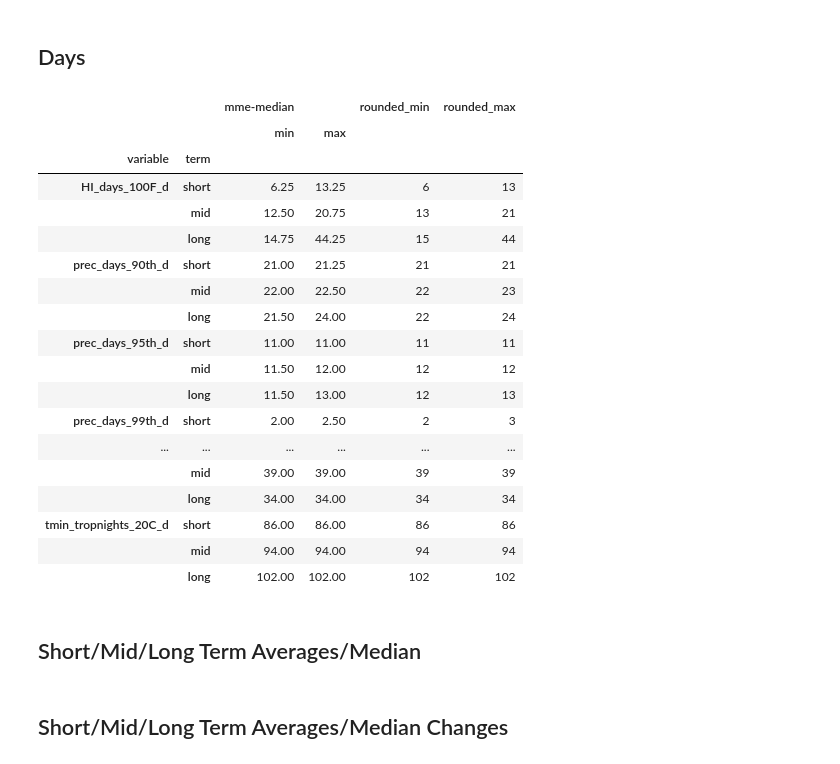
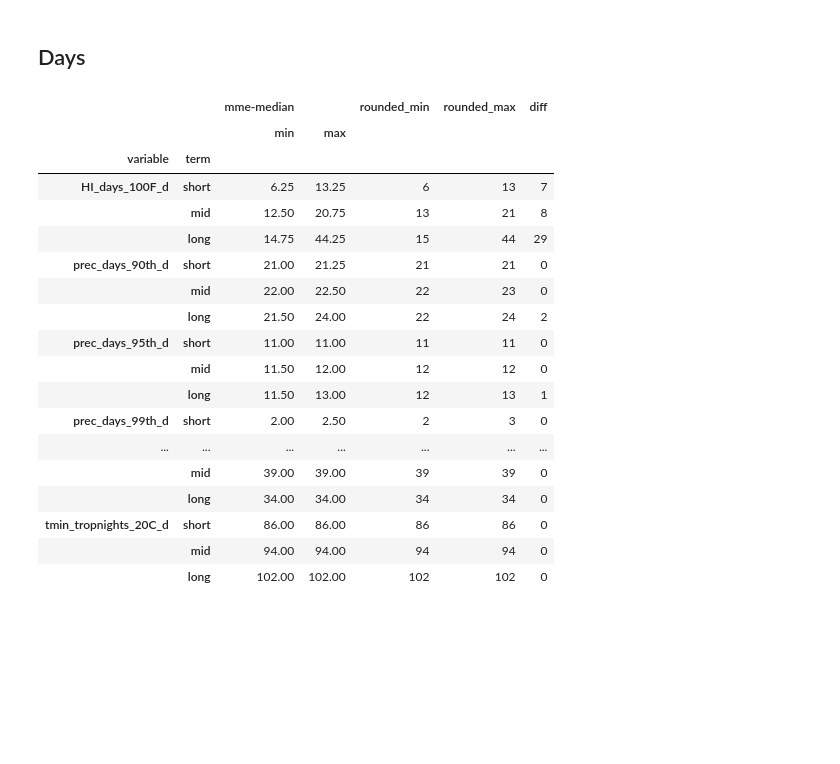
Before and after one commit to eugpoon/casi, a Jupyter notebook: center_casi_projections.ipynb, the cells around one changed output. Saved outputs shown, nothing was run; the diff lists cells and outputs as text; code cells hidden in the pictures; blank space fills up the shorter version.

```diff
--- a/center_casi_projections.ipynb
+++ b/center_casi_projections.ipynb
@@ -71,6 +70,8 @@ path = 'updated_extremes'
 center = 'LARC'.upper()
 # Flag to use only 2020-2099
 only_future = True
+# Scenarios
+ssp = ['ssp126', 'ssp245', 'ssp370']
 # %%
 # DO NOT CHANGE THIS CELL
 ##################################
@@ -130,29 +103,25 @@ Available: ['ssp126', 'ssp245', 'ssp370', 'ssp585']
 # %% [markdown]
 # Get Files/Data
 # %%
-def get_files(path: str, center: str, variables: list = None):
+def get_files(path: str, center: str):
     '''
     Returns list of filenames in a directory that contain a specific string.
 
     Args:
         path: the path to the data directory to search
         center: the NASA center name in the filename
-        variables: optional list of variables to filter files (default: None)
     '''
     # Check if the provided center is valid
     if center not in centers:
         raise ValueError(f'{center} not in {centers}')
 
     # Get all csv files in the directory that contain the center name
-    files = [os.path.join(path, f) for f in os.listdir(path)
-             if center in f and 'ssp585' not in f and f.endswith('.csv')]
-
-    # If provided, filter files that contain any of the variables
-    return files if not variables else [f for f in files if any(v in f for v in variables)]
+    return [os.path.join(path, f) for f in os.listdir(path)
+             if center in f and any(s in f for s in ssp) and f.endswith('.csv')]
 
 def check_df_consistency(df_list: list[pd.DataFrame]):
     '''
-    Returns T/F if all dataframes in the list have the same shape and columns.
+    Returns T/F if all dataframes in the list have the same column names and index values.
 
     Args:
         df_list: List of pandas DataFrames to check
@@ -160,12 +129,12 @@ def check_df_consistency(df_list: list[pd.DataFrame]):
     if not df_list:
         return False
 
-    # Get reference shape and columns from the first dataframe
-    ref_shape, ref_cols = df_list[0].shape, list(df_list[0].columns)
+    # Get reference column names and index values from the first dataframe
+    ref_cols, ref_index = list(df_list[0].columns), list(df_list[0].index)
 
-    # Check if all other dataframes have the same shape and columns
-    return all(df.shape == ref_shape and list(df.columns) == ref_cols for df in df_list[1:])
-
+    # Check if all other dataframes have the same column names and index values
+    return all(list(df.columns) == ref_cols and list(df.index) == ref_index
+               for df in df_list[1:])
 
 def label_term(year: int):
     '''
@@ -191,11 +160,12 @@ def preprocess(filename: str, only_future: bool = True):
     # Extract variable name from the filename
     name = filename.split('/')[-1][:-4].split('_')
     var = '_'.join(name[:-2])
+    # print(name[1])
 
     # Add new columns: term, scenario, and variable
     df.insert(0, 'term', df.years.apply(label_term))
     df.insert(0, 'scenario', name[-1])
-    df.insert(0, 'variable', var + ('_c' if var in temp_c else '_d'))
+    df.insert(0, 'variable', var + ('_d' if any(d in filename for d in day_unit) else '_c'))
 
     # Explode the 'term' column (in case a year belongs to multiple terms)
     df = df.explode('term')
@@ -259,11 +227,11 @@ memory usage: 806.5+ KB
 # %% [markdown]
 # Calculations
 # %%
+# Extract column names
+mme = list(df.filter(regex='mme-').columns)
+models = list(df.columns.drop(cols+mme+['years']))
+
 # Calculate average for each term
-cols = ['variable', 'scenario', 'term']
-# term_mme = df.groupby(cols)[mme].mean().reset_index(
-# ).sort_values(cols, ascending=[1, 1, 0], ignore_index=True)
-
 # Calculate term-wise statistics
 # For variables ending with '_d', use median
 # For variables ending with '_c', use mean
@@ -400,36 +349,37 @@ agg_c
 # %%
 # Days
 agg_d = (term_mme[term_mme.variable.str.endswith('_d')]
           .groupby(['variable', 'term'])
           .agg({'mme-median': [np.min, np.max]})
           .sort_values(by=['variable', 'term'], axis=0, ascending=[1, 0]))
 
 def round_up_half(x):
     if x % 1 == 0.5:
         return np.ceil(x)
     return round(x)
 
 agg_d['rounded_min'] = agg_d[('mme-median', 'min')].apply(round_up_half).astype(int)
 agg_d['rounded_max'] = agg_d[('mme-median', 'max')].apply(round_up_half).astype(int)
+agg_d['diff'] = (agg_d[('mme-median', 'max')] - agg_d[('mme-median', 'min')]).astype(int)
 
 agg_d
 # %% [output]
-|  |  | mme-median |  | rounded_min | rounded_max |
-|  |  | min | max |  |  |
-| variable | term |  |  |  |  |
-| HI_days_100F_d | short | 6.25 | 13.25 | 6 | 13 |
-|  | mid | 12.50 | 20.75 | 13 | 21 |
-|  | long | 14.75 | 44.25 | 15 | 44 |
-| prec_days_90th_d | short | 21.00 | 21.25 | 21 | 21 |
-|  | mid | 22.00 | 22.50 | 22 | 23 |
-|  | long | 21.50 | 24.00 | 22 | 24 |
-| prec_days_95th_d | short | 11.00 | 11.00 | 11 | 11 |
-|  | mid | 11.50 | 12.00 | 12 | 12 |
-|  | long | 11.50 | 13.00 | 12 | 13 |
-| prec_days_99th_d | short | 2.00 | 2.50 | 2 | 3 |
-| ... | ... | ... | ... | ... | ... |
-|  | mid | 39.00 | 39.00 | 39 | 39 |
-|  | long | 34.00 | 34.00 | 34 | 34 |
-| tmin_tropnights_20C_d | short | 86.00 | 86.00 | 86 | 86 |
-|  | mid | 94.00 | 94.00 | 94 | 94 |
-|  | long | 102.00 | 102.00 | 102 | 102 |
+|  |  | mme-median |  | rounded_min | rounded_max | diff |
+|  |  | min | max |  |  |  |
+| variable | term |  |  |  |  |  |
+| HI_days_100F_d | short | 6.25 | 13.25 | 6 | 13 | 7 |
+|  | mid | 12.50 | 20.75 | 13 | 21 | 8 |
+|  | long | 14.75 | 44.25 | 15 | 44 | 29 |
+| prec_days_90th_d | short | 21.00 | 21.25 | 21 | 21 | 0 |
+|  | mid | 22.00 | 22.50 | 22 | 23 | 0 |
+|  | long | 21.50 | 24.00 | 22 | 24 | 2 |
+| prec_days_95th_d | short | 11.00 | 11.00 | 11 | 11 | 0 |
+|  | mid | 11.50 | 12.00 | 12 | 12 | 0 |
+|  | long | 11.50 | 13.00 | 12 | 13 | 1 |
+| prec_days_99th_d | short | 2.00 | 2.50 | 2 | 3 | 0 |
+| ... | ... | ... | ... | ... | ... | ... |
+|  | mid | 39.00 | 39.00 | 39 | 39 | 0 |
+|  | long | 34.00 | 34.00 | 34 | 34 | 0 |
+| tmin_tropnights_20C_d | short | 86.00 | 86.00 | 86 | 86 | 0 |
+|  | mid | 94.00 | 94.00 | 94 | 94 | 0 |
+|  | long | 102.00 | 102.00 | 102 | 102 | 0 |
@@ -481,2 +385,0 @@ agg_d
-# %% [markdown]
-## Short/Mid/Long Term Averages/Median
@@ -506,2 +385,0 @@ agg_d
-# %% [markdown]
-## Short/Mid/Long Term Averages/Median Changes
```
Also changed, not shown: parts of 14 cells of this notebook.
